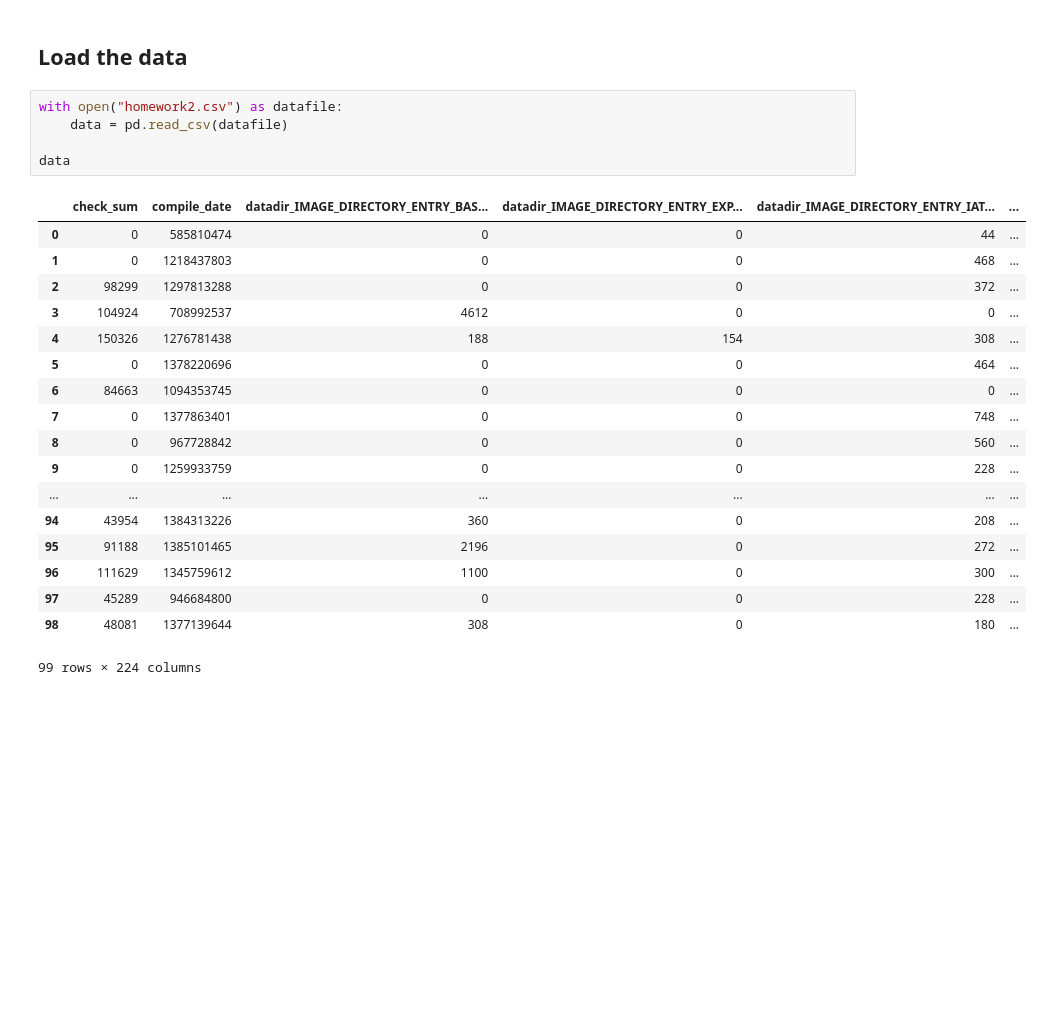
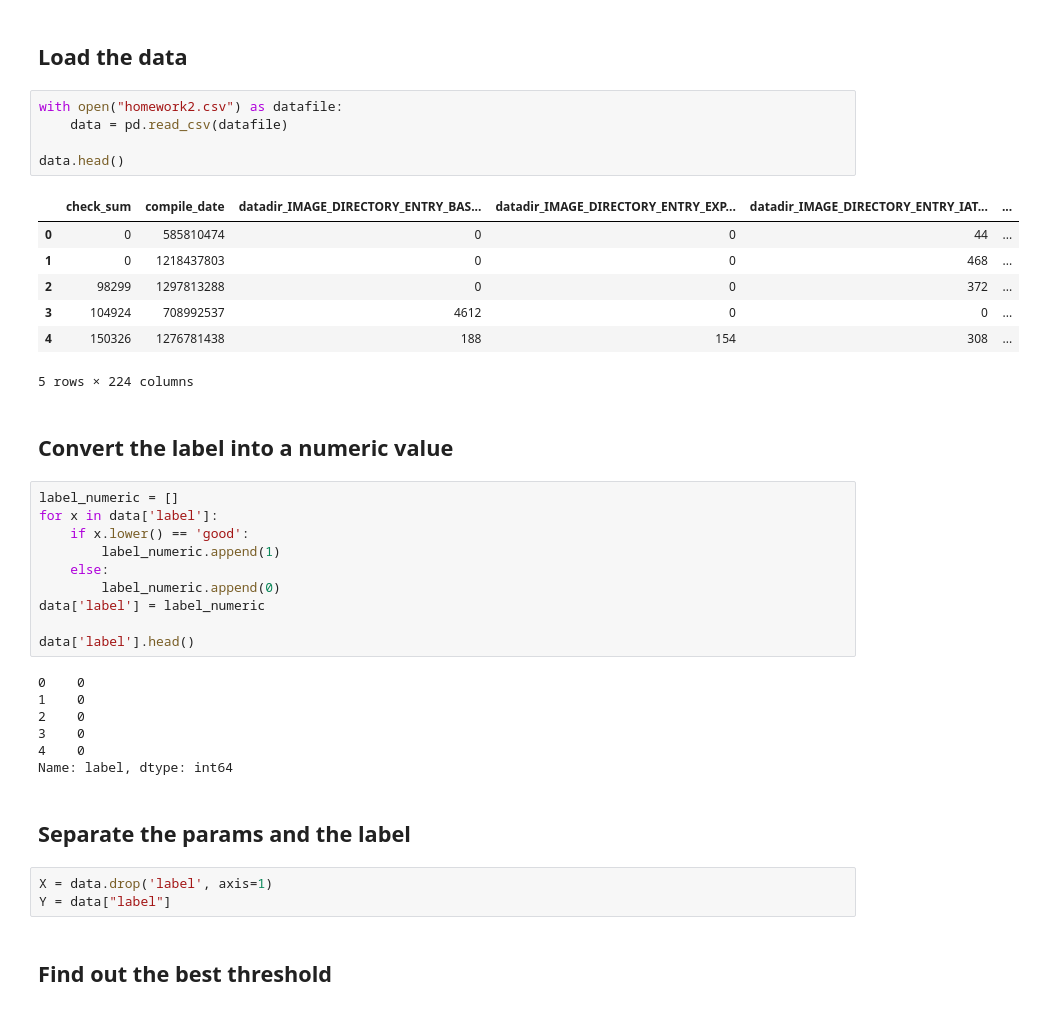
Before and after one commit to kandarpck/security-analytics, a Jupyter notebook: homework2/kkhandw1_hw2.ipynb, the cells around one changed output. Cells and saved outputs as stored; diff of their text form; blank space fills up the shorter version.

```diff
--- a/homework2/kkhandw1_hw2.ipynb
+++ b/homework2/kkhandw1_hw2.ipynb
@@ -89,24 +89,39 @@ def information_gain(feature, threshold, target):
 # %%
 with open("homework2.csv") as datafile:
     data = pd.read_csv(datafile)
 
-data
+data.head()
 # %% [output]
 |  | check_sum | compile_date | datadir_IMAGE_DIRECTORY_ENTRY_BAS... | datadir_IMAGE_DIRECTORY_ENTRY_EXP... | datadir_IMAGE_DIRECTORY_ENTRY_IAT... | ... |
 | 0 | 0 | 585810474 | 0 | 0 | 44 | ... |
 | 1 | 0 | 1218437803 | 0 | 0 | 468 | ... |
 | 2 | 98299 | 1297813288 | 0 | 0 | 372 | ... |
 | 3 | 104924 | 708992537 | 4612 | 0 | 0 | ... |
 | 4 | 150326 | 1276781438 | 188 | 154 | 308 | ... |
-| 5 | 0 | 1378220696 | 0 | 0 | 464 | ... |
-| 6 | 84663 | 1094353745 | 0 | 0 | 0 | ... |
-| 7 | 0 | 1377863401 | 0 | 0 | 748 | ... |
-| 8 | 0 | 967728842 | 0 | 0 | 560 | ... |
-| 9 | 0 | 1259933759 | 0 | 0 | 228 | ... |
-| ... | ... | ... | ... | ... | ... | ... |
-| 94 | 43954 | 1384313226 | 360 | 0 | 208 | ... |
-| 95 | 91188 | 1385101465 | 2196 | 0 | 272 | ... |
-| 96 | 111629 | 1345759612 | 1100 | 0 | 300 | ... |
-| 97 | 45289 | 946684800 | 0 | 0 | 228 | ... |
-| 98 | 48081 | 1377139644 | 308 | 0 | 180 | ... |
-99 rows × 224 columns
+5 rows × 224 columns
+# %% [markdown]
+## Convert the label into a numeric value
+# %%
+label_numeric = []
+for x in data['label']:
+    if x.lower() == 'good':
+        label_numeric.append(1)
+    else:
+        label_numeric.append(0)
+data['label'] = label_numeric
+
+data['label'].head()
+# %% [output]
+0    0
+1    0
+2    0
+3    0
+4    0
+Name: label, dtype: int64
+# %% [markdown]
+## Separate the params and the label
+# %%
+X = data.drop('label', axis=1)
+Y = data["label"]
+# %% [markdown]
+## Find out the best threshold
```
Also changed, not shown: parts of 4 cells of this notebook.
